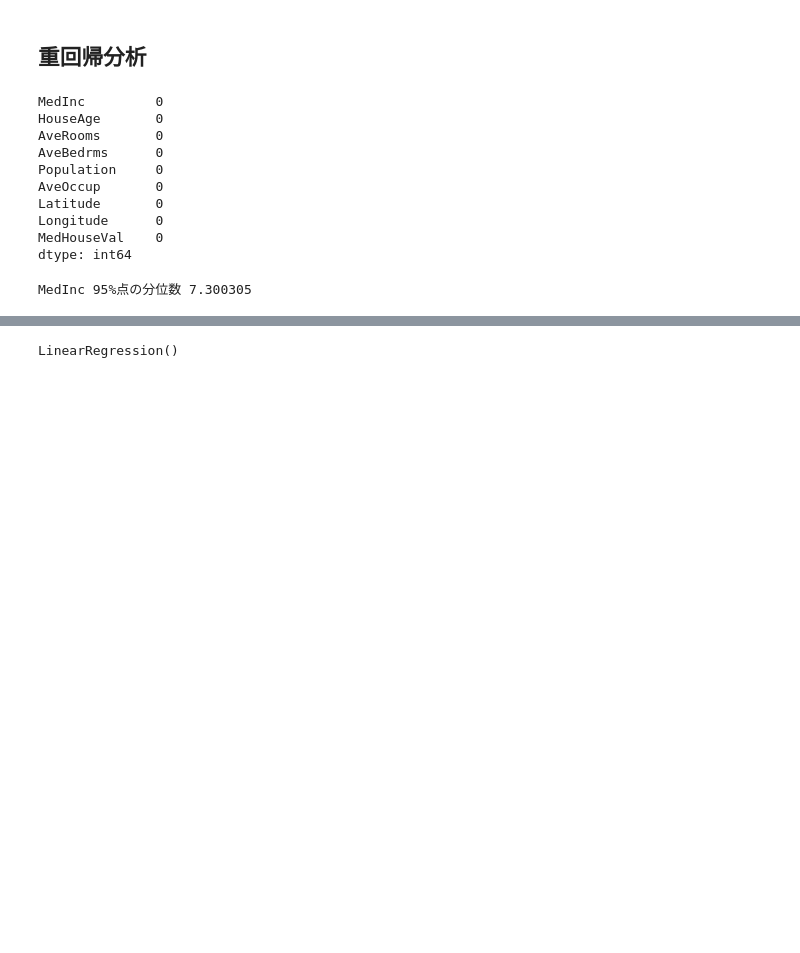
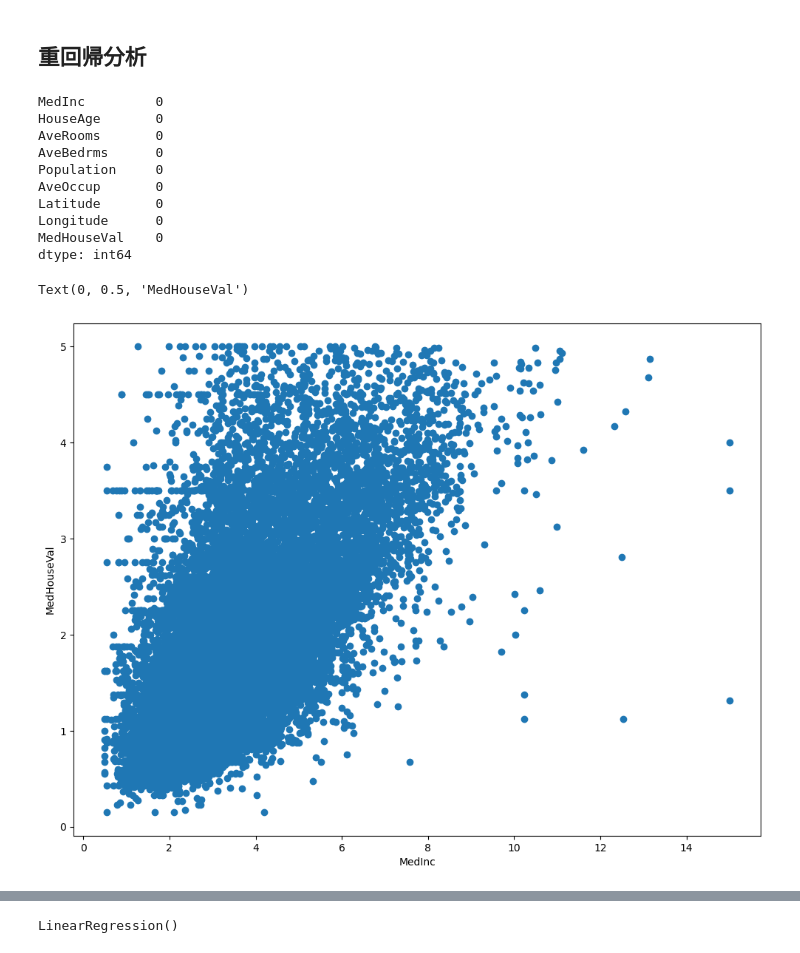
Before and after one commit to mitakama/Internship_1day, a Jupyter notebook: internship_1day.ipynb, the cells around one changed output, grey strips where cells are left out. Saved outputs shown, nothing was run; the diff lists cells and outputs as text; code cells hidden in the pictures; blank space fills up the shorter version.

```diff
--- a/internship_1day.ipynb
+++ b/internship_1day.ipynb
@@ -289,4 +305,6 @@ plt.title('california_housing_regression')
 # %% [markdown]
 <h2>重回帰分析</h2>
+# %%
+data = housing_all.copy()
 # %%
 # 説明変数
@@ -309,10 +327,18 @@ Longitude      0
 MedHouseVal    0
 dtype: int64
 # %%
-# 外れ値を除去
-for exp_var in exp_vars:
-    q_95 = housing_all[exp_var].quantile(0.95)
-    print(exp_var, '95%点の分位数', q_95)
-    data = housing_all[housing_all[exp_var] < q_95]
+# 住宅価格の外れ値を除去
+exp_var = 'MedInc'
+tar_var = 'MedHouseVal'
+
+val_max = data["MedHouseVal"].max()
+indexNames = data[data["MedHouseVal"] == val_max].index
+data.drop(indexNames, inplace=True)
+
+plt.figure(figsize=(12, 9))
+plt.scatter(data[exp_var], data[tar_var])
+plt.xlabel(exp_var)
+plt.ylabel(tar_var)
 # %% [output]
-MedInc 95%点の分位数 7.300305
+Text(0, 0.5, 'MedHouseVal')
+[figure, added]
```
Also changed, not shown: parts of 31 cells of this notebook, 1 other file.
